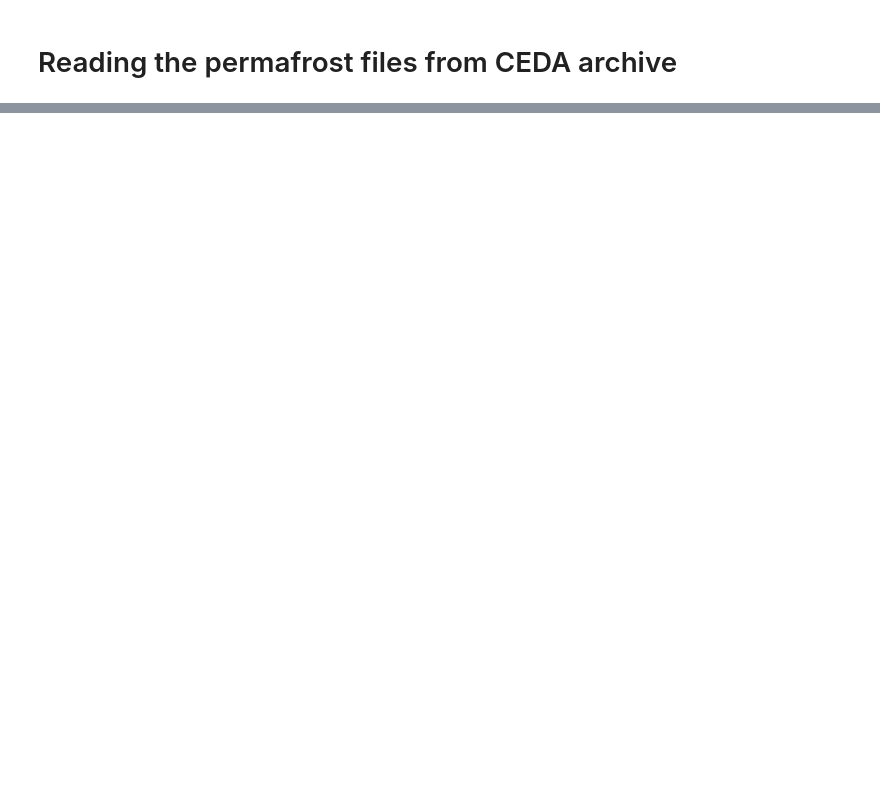
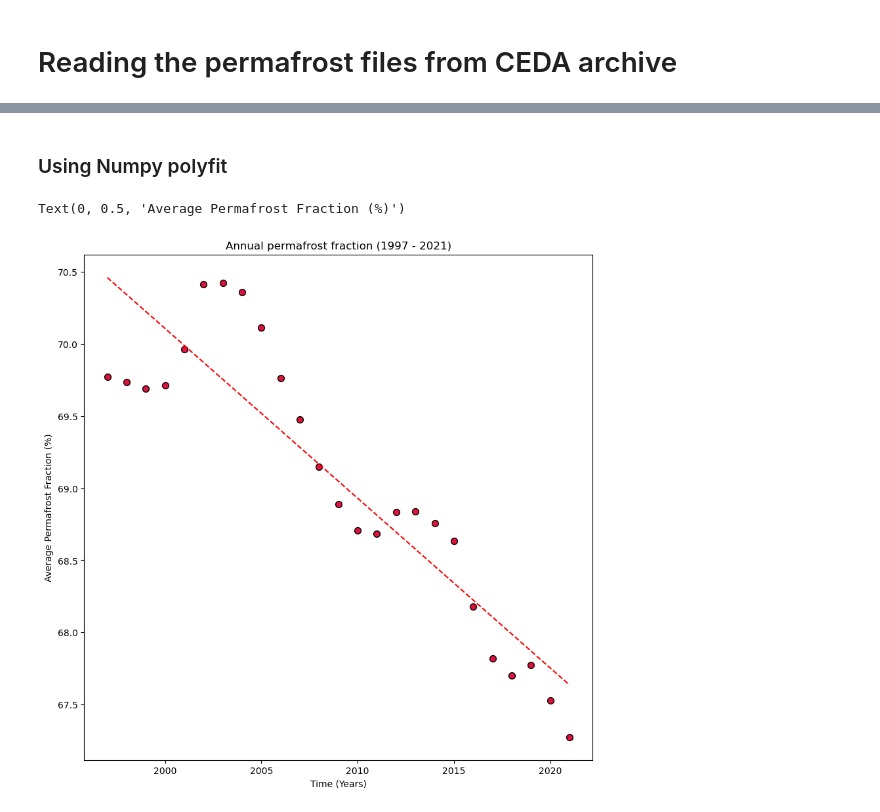
Before and after one commit to CharlieGamblin/EO-Induction, a Jupyter notebook: Practice Scripts/ESA_cci_Permafrost_Extent.ipynb, the cells around one changed output, grey strips where cells are left out. Cells and saved outputs as stored; diff of their text form; code cells hidden in the pictures; blank space fills up the shorter version.

```diff
--- a/Practice Scripts/ESA_cci_Permafrost_Extent.ipynb
+++ b/Practice Scripts/ESA_cci_Permafrost_Extent.ipynb
@@ -67,0 +93,27 @@ Text(0.5, 1.0, 'Permafrost Extent 1997')
+# %% [markdown]
+### Using Numpy polyfit
+# %%
+# Calculates the mean of the permafrost fraction for each year
+
+permafrost_fraction_annual = permafrost_fraction.mean(('lon', 'lat'))
+
+# Extracts integer years from the original time units of the array
+
+time = permafrost_fraction["time"].dt.year.values
+
+
+# Creates the 1D regression line fit
+
+coef = np.polyfit(time, permafrost_fraction_annual, 1)
+fn = np.poly1d(coef)
+
+
+fig = plt.figure(figsize=(10,10))
+plt.scatter(time, permafrost_fraction_annual, c="crimson", edgecolor="black", s=50)
+plt.plot(time, fn(time), '--r')
+plt.title('Annual permafrost fraction (1997 - 2021)')
+plt.xlabel('Time (Years)')
+plt.ylabel('Average Permafrost Fraction (%)')
+# %% [output]
+Text(0, 0.5, 'Average Permafrost Fraction (%)')
+[figure, added]
```
Also changed, not shown: parts of 13 cells of this notebook, 6 other files.
